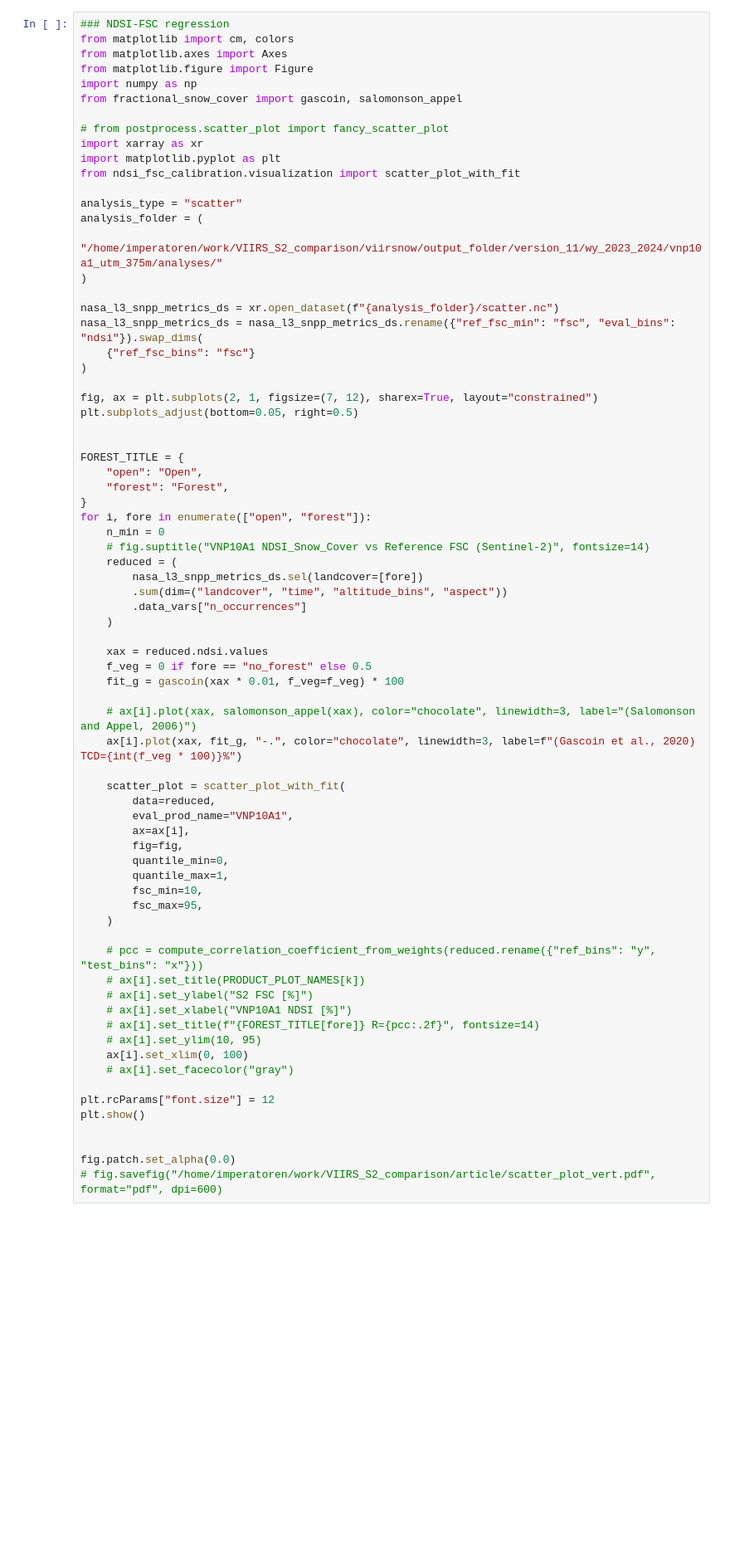
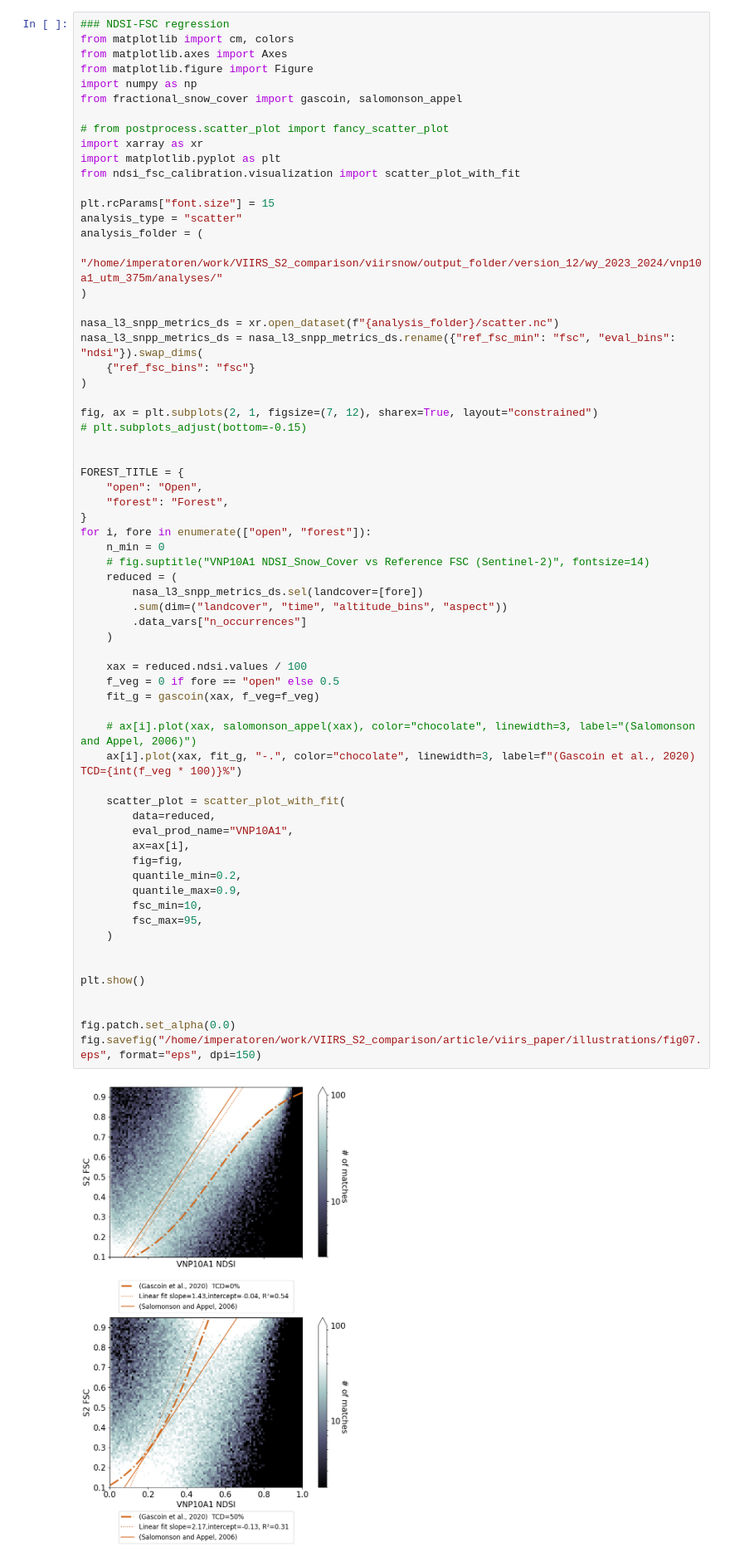
Before and after one commit to nicolaimpe/viirsnow, a Jupyter notebook: notebooks/article_illustrations.ipynb, the cells around one changed output. Shown at 83% size. Drawn from its saved outputs; the diff is of its cells as text; blank space fills up the shorter version.

```diff
--- a/notebooks/article_illustrations.ipynb
+++ b/notebooks/article_illustrations.ipynb
@@ -88,9 +372,10 @@ import xarray as xr
 import matplotlib.pyplot as plt
 from ndsi_fsc_calibration.visualization import scatter_plot_with_fit
 
+plt.rcParams["font.size"] = 15
 analysis_type = "scatter"
 analysis_folder = (
-    "/home/imperatoren/work/VIIRS_S2_comparison/viirsnow/output_folder/version_11/wy_2023_2024/vnp10a1_utm_375m/analyses/"
+    "/home/imperatoren/work/VIIRS_S2_comparison/viirsnow/output_folder/version_12/wy_2023_2024/vnp10a1_utm_375m/analyses/"
 )
 
 nasa_l3_snpp_metrics_ds = xr.open_dataset(f"{analysis_folder}/scatter.nc")
@@ -99,52 +384,45 @@ nasa_l3_snpp_metrics_ds = nasa_l3_snpp_metrics_ds.rename({"ref_fsc_min": "fsc",
 )
 
 fig, ax = plt.subplots(2, 1, figsize=(7, 12), sharex=True, layout="constrained")
-plt.subplots_adjust(bottom=0.05, right=0.5)
+# plt.subplots_adjust(bottom=-0.15)
 
 
 FOREST_TITLE = {
     "open": "Open",
     "forest": "Forest",
 }
 for i, fore in enumerate(["open", "forest"]):
     n_min = 0
     # fig.suptitle("VNP10A1 NDSI_Snow_Cover vs Reference FSC (Sentinel-2)", fontsize=14)
     reduced = (
         nasa_l3_snpp_metrics_ds.sel(landcover=[fore])
         .sum(dim=("landcover", "time", "altitude_bins", "aspect"))
         .data_vars["n_occurrences"]
     )
 
-    xax = reduced.ndsi.values
-    f_veg = 0 if fore == "no_forest" else 0.5
-    fit_g = gascoin(xax * 0.01, f_veg=f_veg) * 100
+    xax = reduced.ndsi.values / 100
+    f_veg = 0 if fore == "open" else 0.5
+    fit_g = gascoin(xax, f_veg=f_veg)
 
     # ax[i].plot(xax, salomonson_appel(xax), color="chocolate", linewidth=3, label="(Salomonson and Appel, 2006)")
     ax[i].plot(xax, fit_g, "-.", color="chocolate", linewidth=3, label=f"(Gascoin et al., 2020)  TCD={int(f_veg * 100)}%")
 
     scatter_plot = scatter_plot_with_fit(
         data=reduced,
         eval_prod_name="VNP10A1",
         ax=ax[i],
         fig=fig,
-        quantile_min=0,
-        quantile_max=1,
+        quantile_min=0.2,
+        quantile_max=0.9,
         fsc_min=10,
         fsc_max=95,
     )
 
-    # pcc = compute_correlation_coefficient_from_weights(reduced.rename({"ref_bins": "y", "test_bins": "x"}))
-    # ax[i].set_title(PRODUCT_PLOT_NAMES[k])
-    # ax[i].set_ylabel("S2 FSC [%]")
-    # ax[i].set_xlabel("VNP10A1 NDSI [%]")
-    # ax[i].set_title(f"{FOREST_TITLE[fore]} R={pcc:.2f}", fontsize=14)
-    # ax[i].set_ylim(10, 95)
-    ax[i].set_xlim(0, 100)
-    # ax[i].set_facecolor("gray")
 
-plt.rcParams["font.size"] = 12
 plt.show()
 
 
 fig.patch.set_alpha(0.0)
-# fig.savefig("/home/imperatoren/work/VIIRS_S2_comparison/article/scatter_plot_vert.pdf", format="pdf", dpi=600)
+fig.savefig("/home/imperatoren/work/VIIRS_S2_comparison/article/viirs_paper/illustrations/fig07.eps", format="eps", dpi=150)
+# %% [output]
+[figure, added]
```
Also changed, not shown: parts of 22 cells of this notebook, 10 other files.
